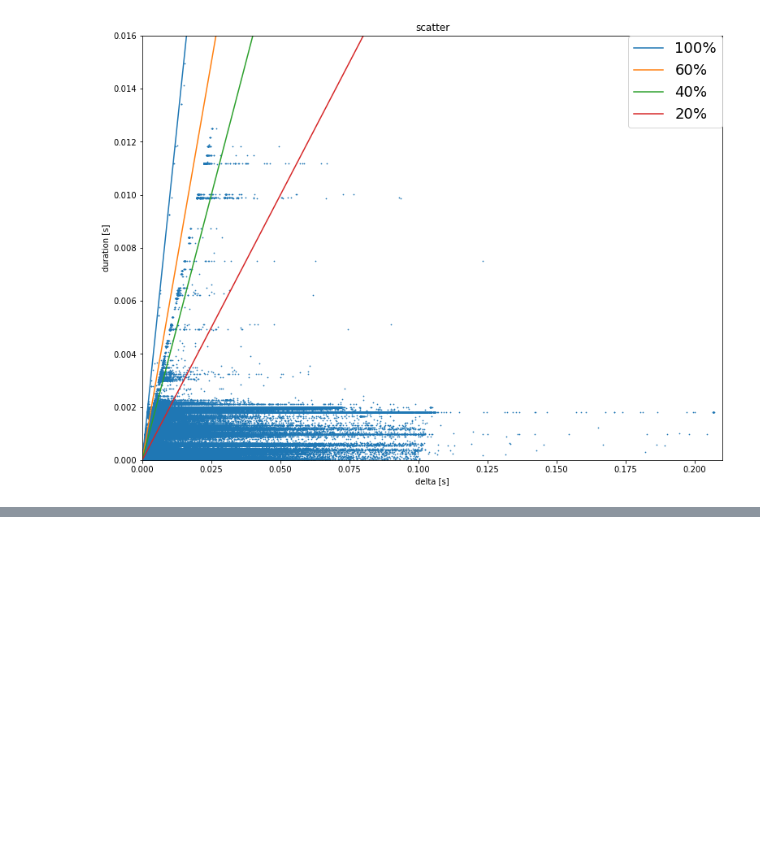
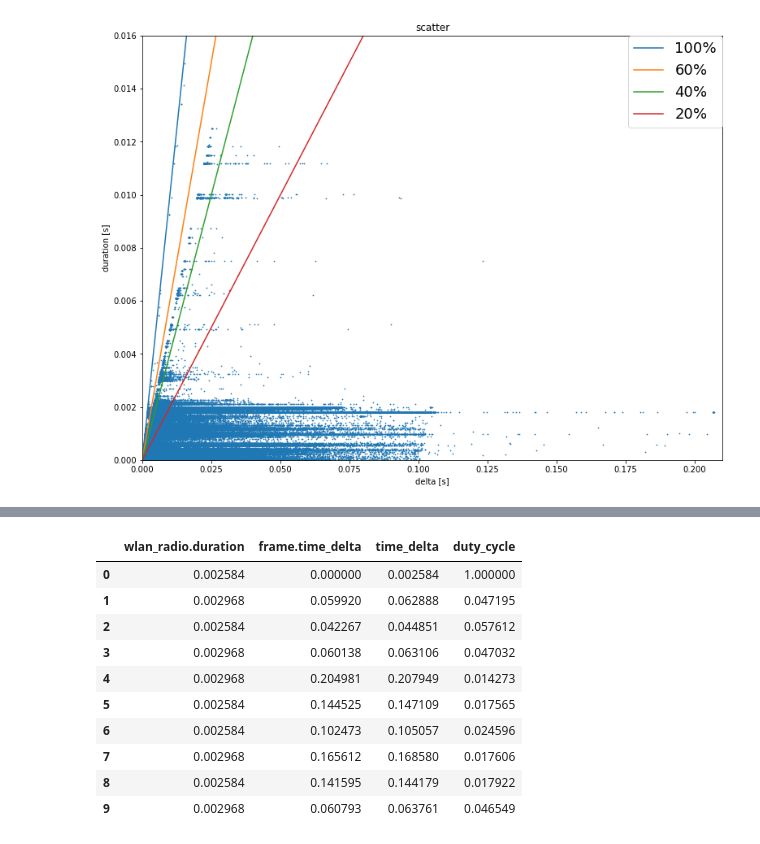
Before and after one commit to hamusita/master_research, a Jupyter notebook: simulations/simulation.ipynb, the cells around one changed output, grey strips where cells are left out. Cells and saved outputs as stored; diff of their text form; code cells hidden in the pictures; blank space fills up the shorter version.

```diff
--- a/simulations/simulation.ipynb
+++ b/simulations/simulation.ipynb
@@ -148,0 +178,19 @@ plt.bar(x, height)
+# %%
+df = df[["wlan_radio.duration", "frame.time_delta"]]
+df["wlan_radio.duration"] = df["wlan_radio.duration"].astype("float64") * 10**(-6)
+df["frame.time_delta"] = df["frame.time_delta"].astype("float64")
+df["time_delta"] =  df["wlan_radio.duration"] +  df["frame.time_delta"]
+df["duty_cycle"] = df["wlan_radio.duration"] / df["time_delta"]
+df.head(10)
+# %% [output]
+|  | wlan_radio.duration | frame.time_delta | time_delta | duty_cycle |
+| 0 | 0.002584 | 0.000000 | 0.002584 | 1.000000 |
+| 1 | 0.002968 | 0.059920 | 0.062888 | 0.047195 |
+| 2 | 0.002584 | 0.042267 | 0.044851 | 0.057612 |
+| 3 | 0.002968 | 0.060138 | 0.063106 | 0.047032 |
+| 4 | 0.002968 | 0.204981 | 0.207949 | 0.014273 |
+| 5 | 0.002584 | 0.144525 | 0.147109 | 0.017565 |
+| 6 | 0.002584 | 0.102473 | 0.105057 | 0.024596 |
+| 7 | 0.002968 | 0.165612 | 0.168580 | 0.017606 |
+| 8 | 0.002584 | 0.141595 | 0.144179 | 0.017922 |
+| 9 | 0.002968 | 0.060793 | 0.063761 | 0.046549 |
```
Also changed, not shown: parts of 5 cells of this notebook.
